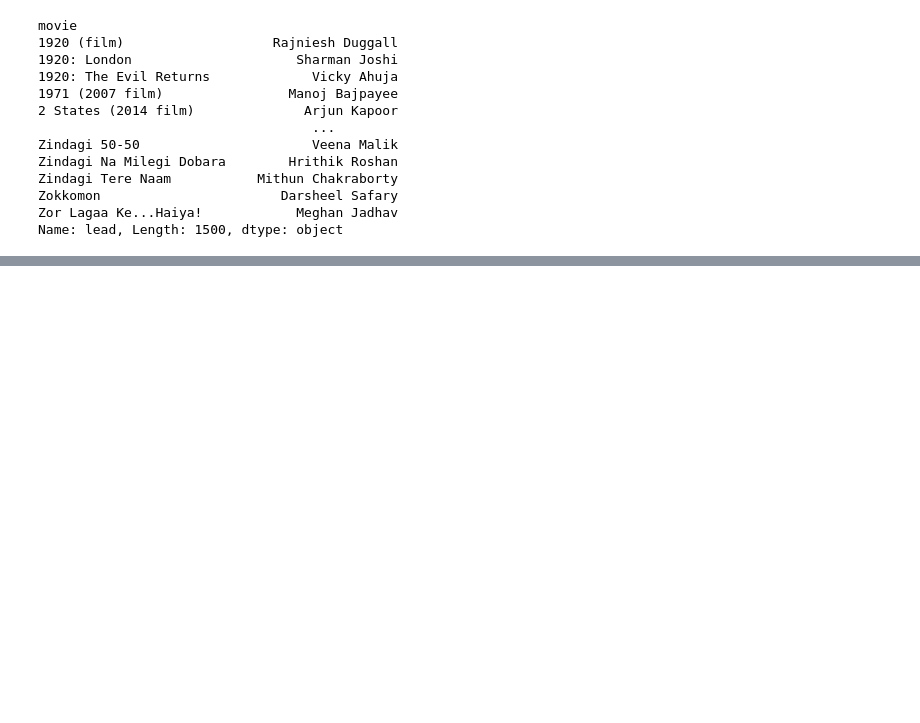
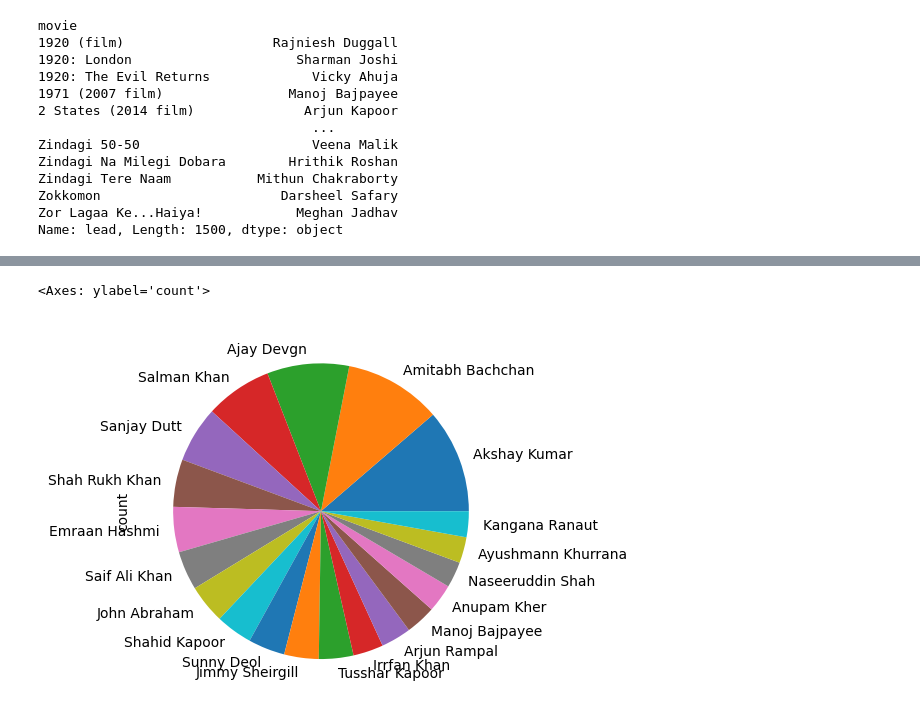
Before and after one commit to danishansari-dev/Python-for-ML, a Jupyter notebook: DSMP_2/Pandas/session-16-pandas-series.ipynb, the cells around one changed output, grey strips where cells are left out. Saved outputs shown, nothing was run; the diff lists cells and outputs as text; code cells hidden in the pictures; blank space fills up the shorter version.

```diff
--- a/DSMP_2/Pandas/session-16-pandas-series.ipynb
+++ b/DSMP_2/Pandas/session-16-pandas-series.ipynb
@@ -311,6 +310,6 @@ ValueError: This Series is a view of some other array, to sort in-place you must
 # %%
-# sort)index -> inplace -> movies
-movies.sort_index(inplace=True)
+# sort_index
+movies.sort_index()
 movies
 # %% [output]
 movie
@@ -328,0 +724,5 @@ Name: lead, Length: 1500, dtype: object
+# %%
+movies.value_counts().head(20).plot(kind='pie')
+# %% [output]
+<Axes: ylabel='count'>
+[figure, added]
```
Also changed, not shown: parts of 51 cells of this notebook.
